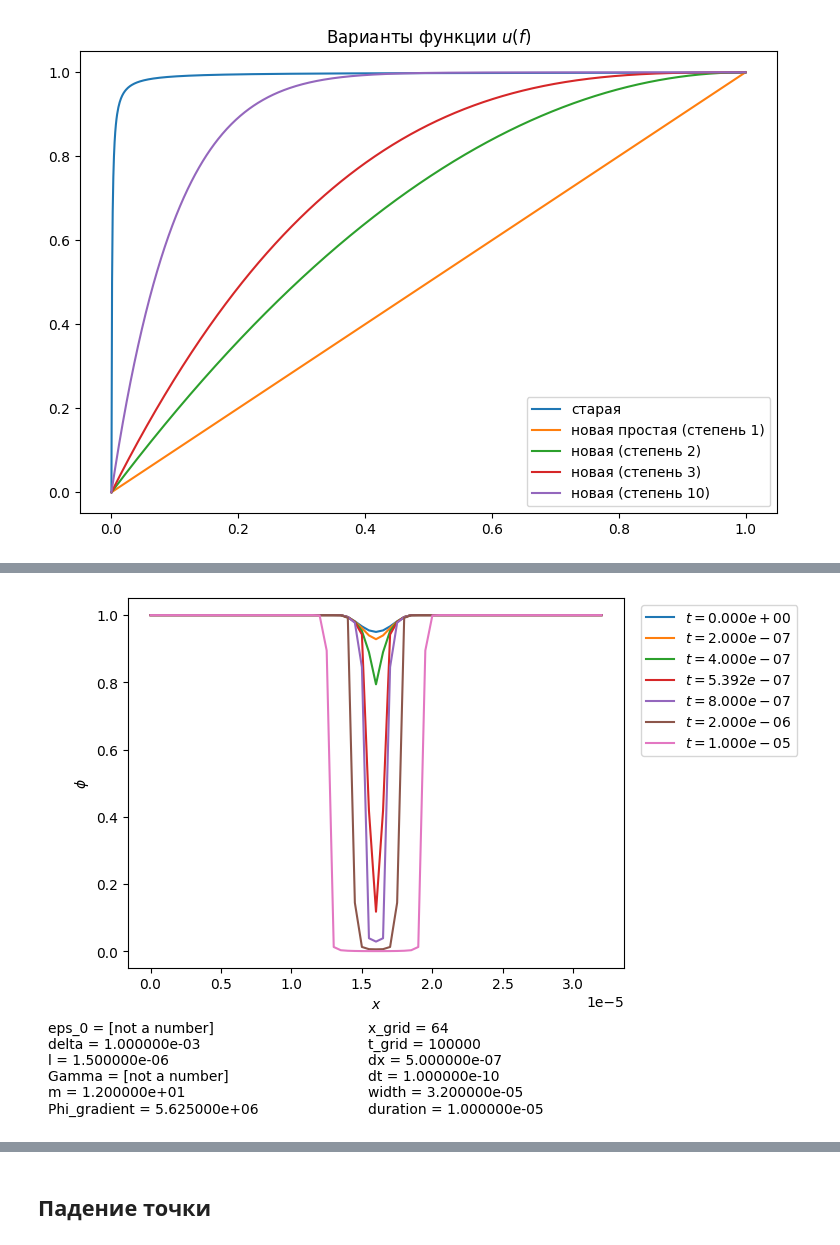
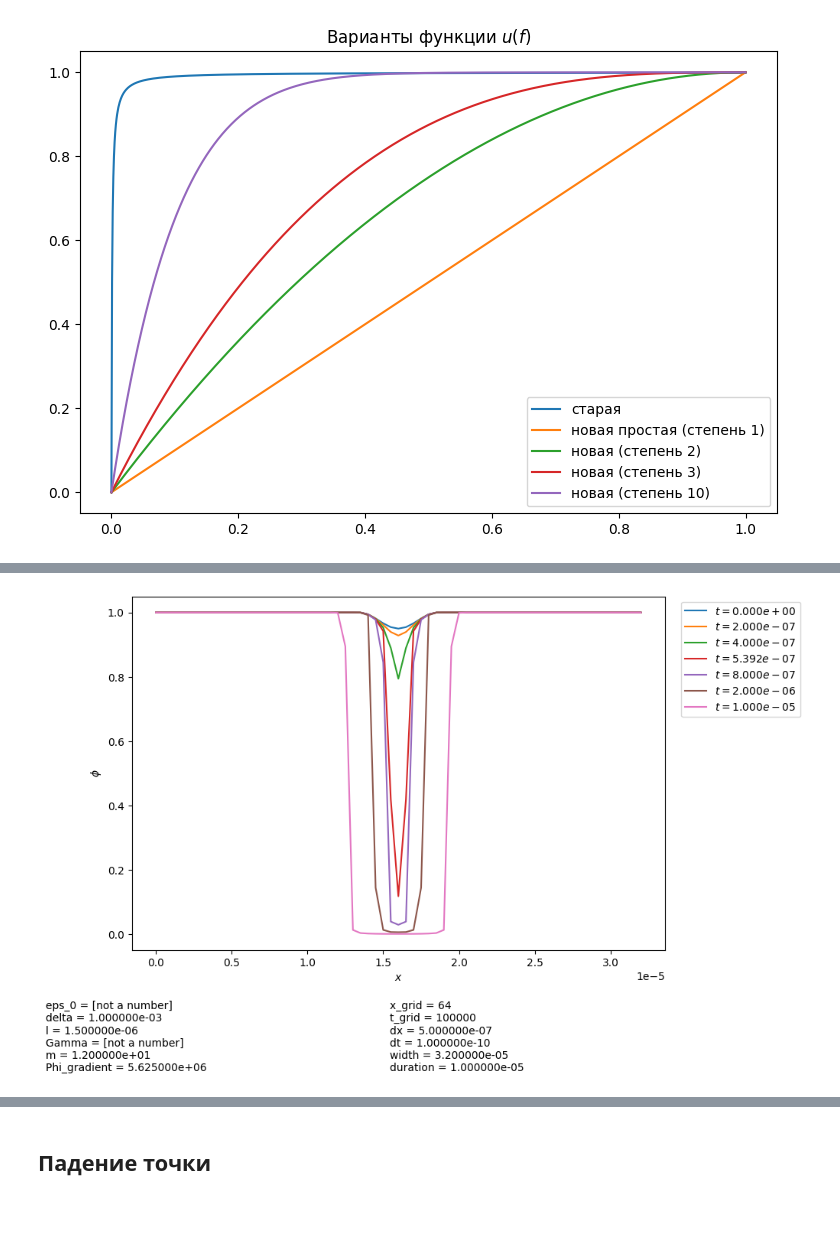
Before and after one commit to ponomarevandr/disruption, a Jupyter notebook: model_tuning/experiments/convergence_in_time/epsilon_versions.ipynb, the cells around one changed output, grey strips where cells are left out. Drawn from its saved outputs; the diff is of its cells as text; code cells hidden in the pictures; blank space fills up the shorter version.

```diff
--- a/model_tuning/experiments/convergence_in_time/epsilon_versions.ipynb
+++ b/model_tuning/experiments/convergence_in_time/epsilon_versions.ipynb
@@ -70,7 +70,7 @@ plt.show()
 # %% [output]
 [figure]
 # %%
-model_dir = '../../bin/'
+model_dir = 'data_versions/'
 # %%
 model_old = model_from_file(model_dir + 'model_old.csv')
 # %%
@@ -80,6 +86,6 @@ model_plot(model_old, [0, 1e-3, 1.7e-3, 1.8e-3, 1.821e-3, 1.85e-3, 2e-3])
 # %%
 model_new_2 = model_from_file(model_dir + 'model_new_2.csv')
 # %%
-model_plot(model_new_2, [0, 2e-7, 4e-7, 5.4e-7, 8e-7, 2e-6, 1e-5])
+model_plot(model_new_2, [0, 2e-7, 4e-7, 5.4e-7, 8e-7, 2e-6, 1e-5], figsize=(9, 6))
 # %% [output]
-[figure, old version]
+[figure, new version]
```
Also changed, not shown: parts of 37 cells of this notebook, 44 other files.
